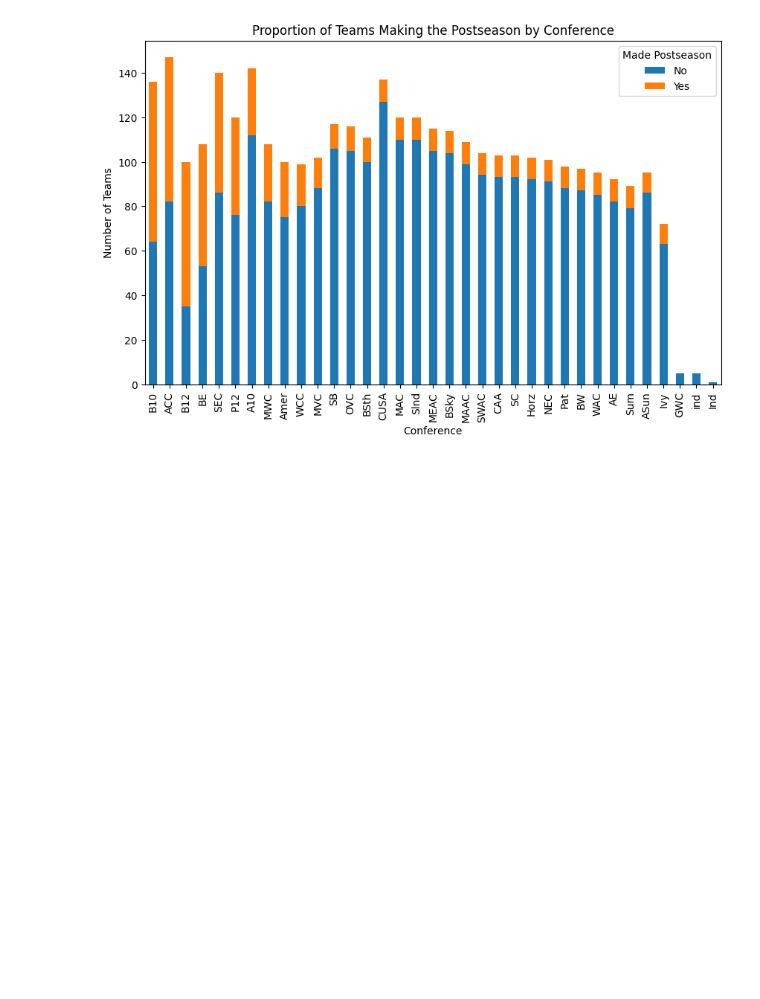
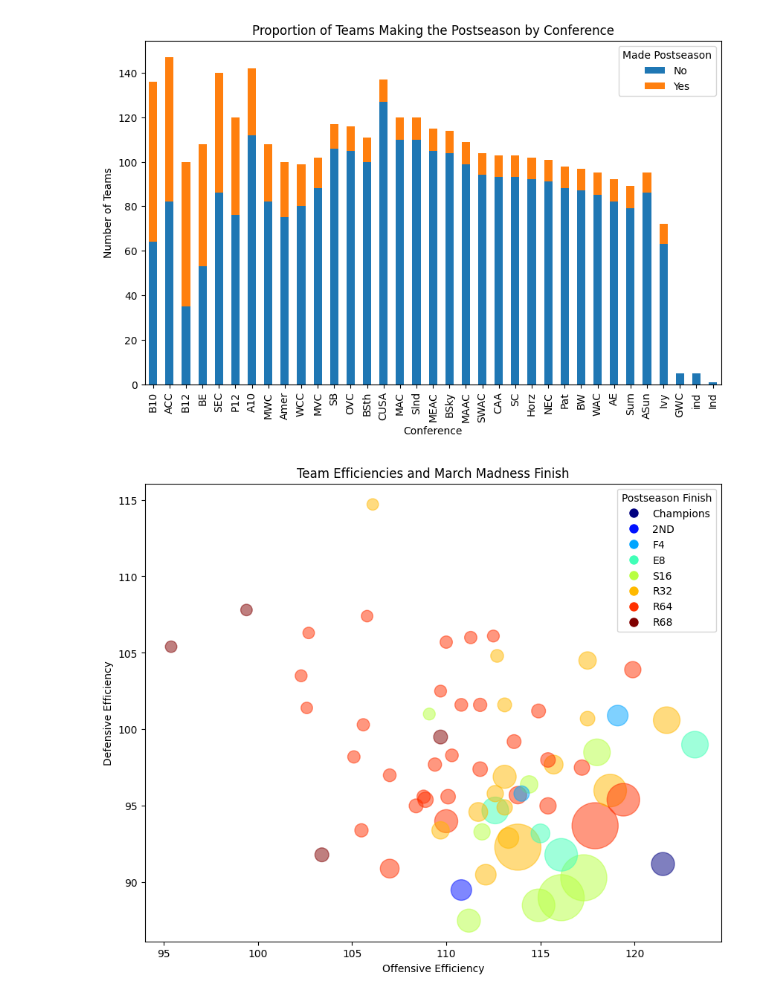
Before and after one commit to isaacanders0n/MarchMadness, a Jupyter notebook: projectDag/EDA.ipynb, the cells around one changed output. Cells and saved outputs as stored; diff of their text form; code cells hidden in the pictures; blank space fills up the shorter version.

```diff
--- a/projectDag/EDA.ipynb
+++ b/projectDag/EDA.ipynb
@@ -189,3 +186,37 @@ plt.legend(title='Made Postseason', labels=['No', 'Yes'])
 plt.show()
 # %% [output]
 [figure]
+# %%
+#Team efficiencies, their seed, and where they finished in the 2023 March Madness tournament
+df_23 = df[df['YEAR'] == '2023']
+df_23_MM = df_23[df_23['MADE_POSTSEASON'] == 1]
+bubble_sizes = 2000 * (1 / df_23_MM['SEED'])
+
+unique_positions = sorted(df_23_MM['POSTSEASON'].unique())
+colors = plt.cm.jet(np.linspace(0, 1, len(unique_positions)))
+color_map = {position: color for position, color in zip(unique_positions, colors)}
+
+position_labels = {
+    1: 'Champions',
+    2: '2ND',
+    3: 'F4',
+    4: 'E8',
+    5: 'S16',
+    6: 'R32',
+    7: 'R64',
+    8: 'R68'
+}
+
+plt.figure(figsize=(10, 8))
+scatter = plt.scatter(df_23_MM['ADJOE'], df_23_MM['ADJDE'], s=bubble_sizes, c=[color_map[pos] for pos in df_23_MM['POSTSEASON']], alpha=0.5)
+
+handles = [plt.Line2D([0], [0], marker='o', color='w', markerfacecolor=color_map[pos], label=position_labels[pos], markersize=10) for pos in unique_positions]
+plt.legend(handles=handles, title="Postseason Finish")
+
+plt.xlabel('Offensive Efficiency')
+plt.ylabel('Defensive Efficiency')
+plt.title('Team Efficiencies and March Madness Finish')
+
+plt.show()
+# %% [output]
+[figure, added]
```
Also changed, not shown: parts of 3 cells of this notebook.
